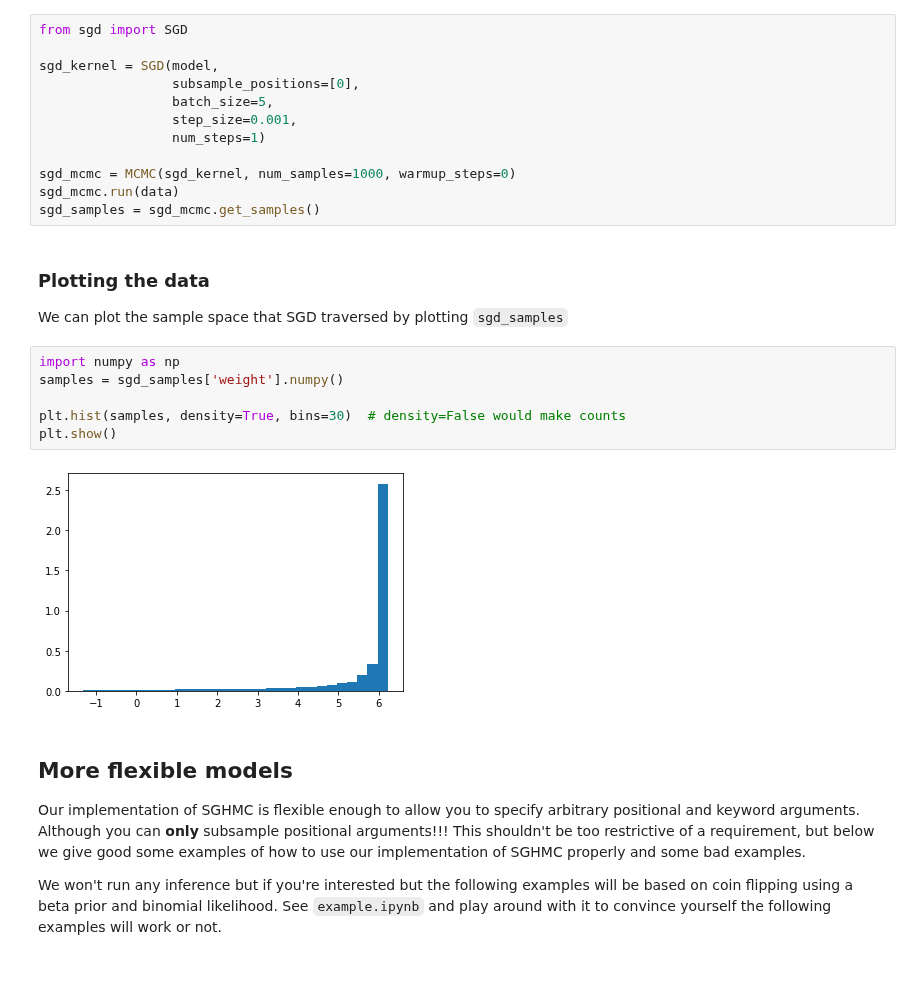
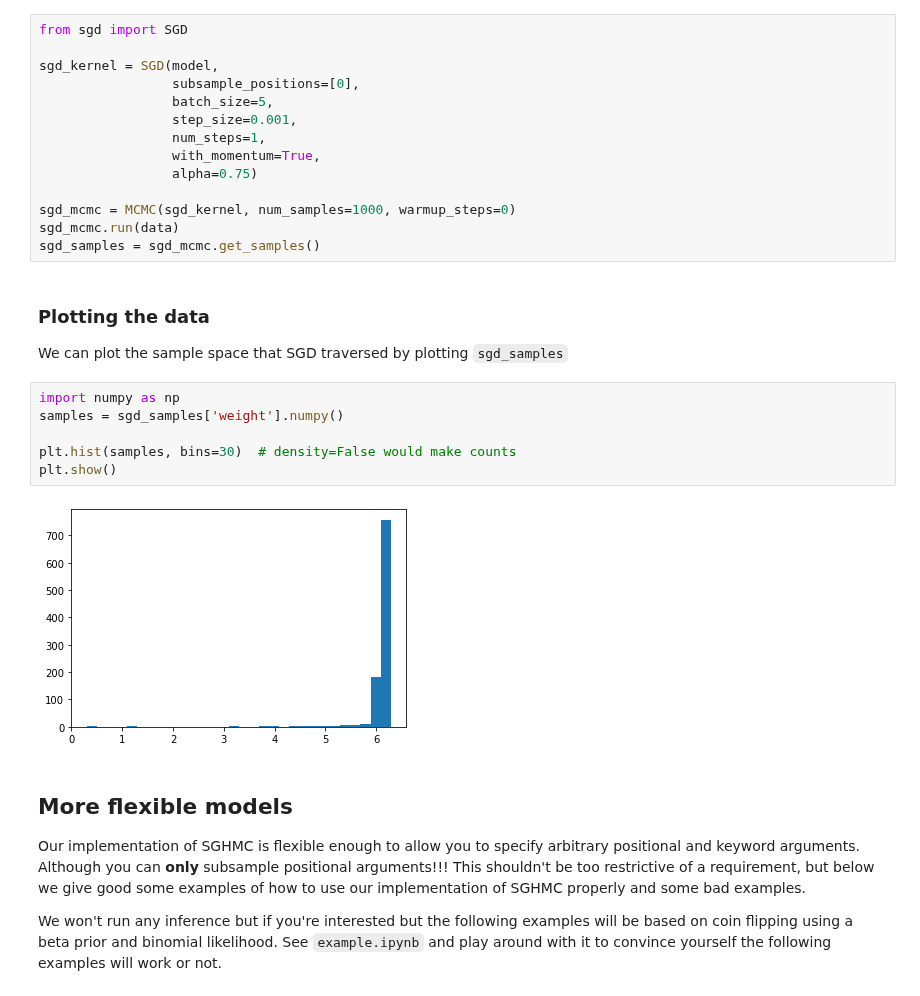
Before and after one commit to sacktock/SGHMC, a Jupyter notebook: demo.ipynb, the cells around one changed output. Drawn from its saved outputs; the diff is of its cells as text.

Commit message:
closes #21 ; minor changes to NUTS and ran example + added nesterov momentum to SGD implementation

```diff
--- a/demo.ipynb
+++ b/demo.ipynb
@@ -207,7 +207,9 @@ sgd_kernel = SGD(model,
                  subsample_positions=[0],
                  batch_size=5,
                  step_size=0.001,
-                 num_steps=1)
+                 num_steps=1,
+                 with_momentum=True,
+                 alpha=0.75)
 
 sgd_mcmc = MCMC(sgd_kernel, num_samples=1000, warmup_steps=0)
 sgd_mcmc.run(data)
@@ -218,11 +220,11 @@ We can plot the sample space that SGD traversed by plotting `sgd_samples`
 # %%
 import numpy as np
 samples = sgd_samples['weight'].numpy()
 
-plt.hist(samples, density=True, bins=30)  # density=False would make counts
+plt.hist(samples, bins=30)  # density=False would make counts
 plt.show()
 # %% [output]
-[figure, old version]
+[figure, new version]
 # %% [markdown]
 ## More flexible models
 
```
Also changed, not shown: 3 other files.
